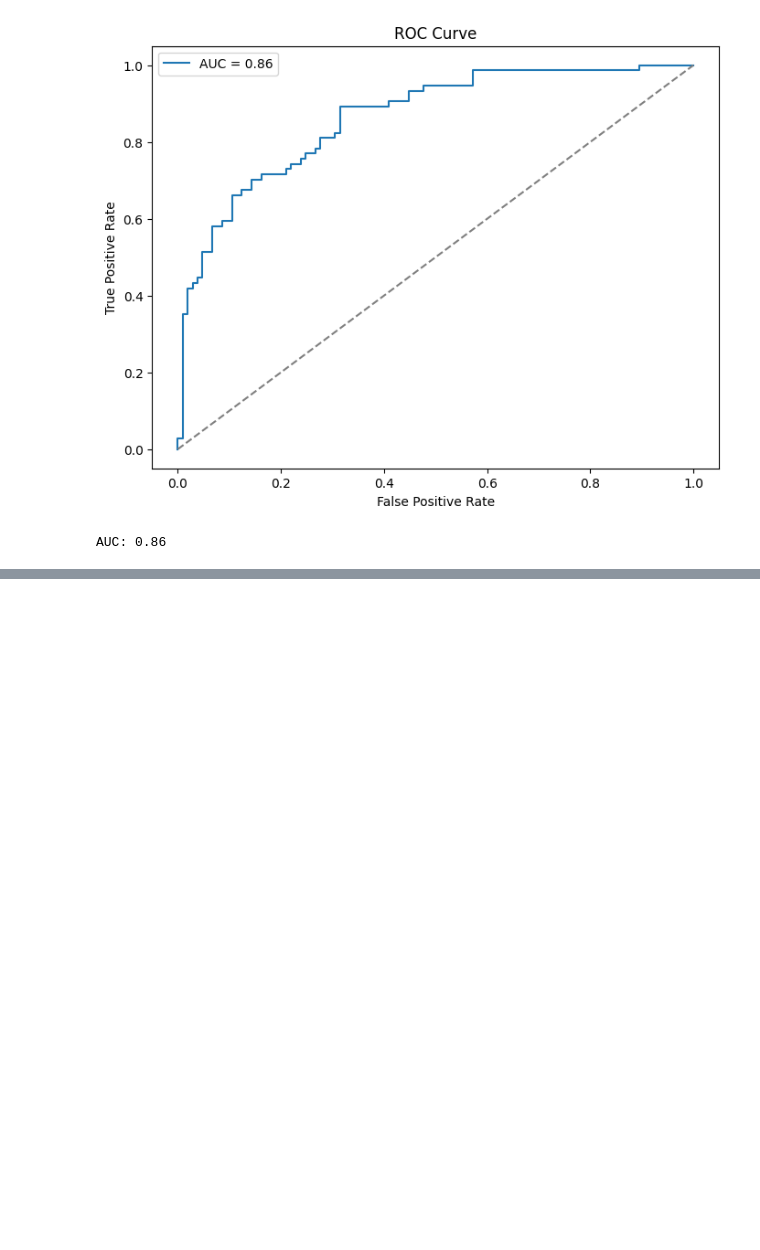
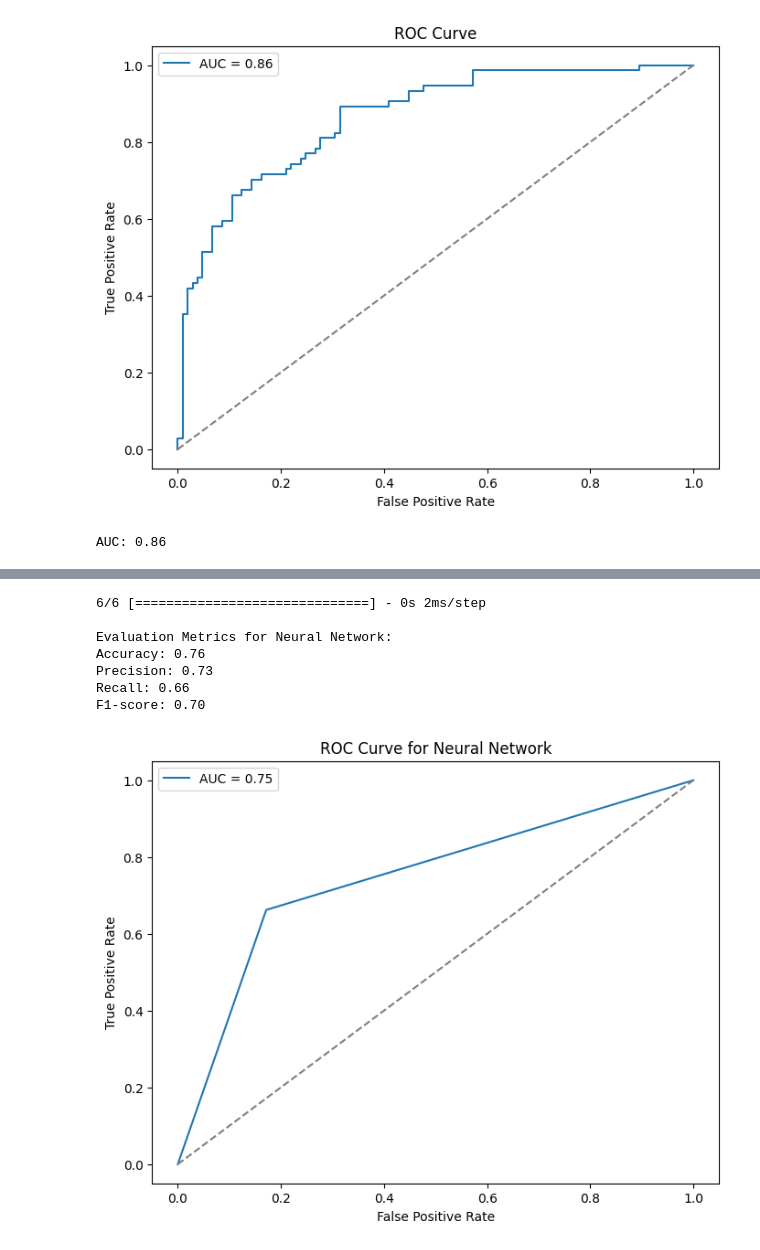
Before and after one commit to omagdy7/titanic-ml, a Jupyter notebook: src/titanic.ipynb, the cells around one changed output, grey strips where cells are left out. Saved outputs shown, nothing was run; the diff lists cells and outputs as text; code cells hidden in the pictures; blank space fills up the shorter version.

```diff
--- a/src/titanic.ipynb
+++ b/src/titanic.ipynb
@@ -278,0 +386,80 @@ AUC: 0.86
+# %%
+import tensorflow as tf
+from tensorflow.keras.models import Sequential
+from tensorflow.keras.layers import Dense, Dropout
+from sklearn.model_selection import train_test_split
+from sklearn.preprocessing import StandardScaler
+from sklearn.metrics import roc_auc_score, roc_curve
+import matplotlib.pyplot as plt
+
+# Assuming X_train, X_val, y_train, y_val are your training and validation data
+
+# Standardize the features (optional but recommended for neural networks)
+scaler = StandardScaler()
+X_train = scaler.fit_transform(X_train)
+X_val = scaler.transform(X_val)
+
+# Build the neural network model
+model = Sequential()
+
+# Add input layer and first hidden layer
+model.add(Dense(units=64, activation='relu', input_shape=(X_train.shape[1],)))
+model.add(Dropout(0.5))  # Adding dropout for regularization
+
+# Add a second hidden layer
+model.add(Dense(units=32, activation='relu'))
+model.add(Dropout(0.5))  # Adding dropout for regularization
+
+# Add a third hidden layer
+model.add(Dense(units=16, activation='relu'))
+model.add(Dropout(0.5))  # Adding dropout for regularization
+
+# Output layer (binary classification, so one neuron with sigmoid activation)
+model.add(Dense(units=1, activation='sigmoid'))
+
+# Compile the model
+model.compile(optimizer='adam', loss='binary_crossentropy', metrics=['accuracy'])
+
+# Train the model
+history = model.fit(X_train, y_train, epochs=20, batch_size=32, validation_data=(X_val, y_val), verbose=0)
+
+# Make predictions on the validation set
+nn_predictions = model.predict(X_val)
+nn_predictions = (nn_predictions > 0.5).astype(int)  # Convert probabilities to binary predictions
+
+# Calculate evaluation metrics for the neural network
+nn_accuracy = accuracy_score(y_val, nn_predictions)
+nn_precision = precision_score(y_val, nn_predictions)
+nn_recall = recall_score(y_val, nn_predictions)
+nn_f1 = f1_score(y_val, nn_predictions)
+
+print("\nEvaluation Metrics for Neural Network:")
+print(f"Accuracy: {nn_accuracy:.2f}")
+print(f"Precision: {nn_precision:.2f}")
+print(f"Recall: {nn_recall:.2f}")
+print(f"F1-score: {nn_f1:.2f}")
+
+# Calculate ROC curve and AUC for the neural network
+fpr_nn, tpr_nn, thresholds_nn = roc_curve(y_val, nn_predictions)
+auc_nn = roc_auc_score(y_val, nn_predictions)
+
+# Plot ROC curve for the neural network
+plt.figure(figsize=(8, 6))
+plt.plot(fpr_nn, tpr_nn, label=f'AUC = {auc_nn:.2f}')
+plt.plot([0, 1], [0, 1], linestyle='--', color='gray')
+plt.xlabel('False Positive Rate')
+plt.ylabel('True Positive Rate')
+plt.title('ROC Curve for Neural Network')
+plt.legend()
+plt.show()
+
+print(f"AUC for Neural Network: {auc_nn:.2f}")
+# %% [output]
+6/6 [==============================] - 0s 2ms/step
+
+Evaluation Metrics for Neural Network:
+Accuracy: 0.76
+Precision: 0.73
+Recall: 0.66
+F1-score: 0.70
+[figure, added]
```
Also changed, not shown: parts of 10 cells of this notebook.
